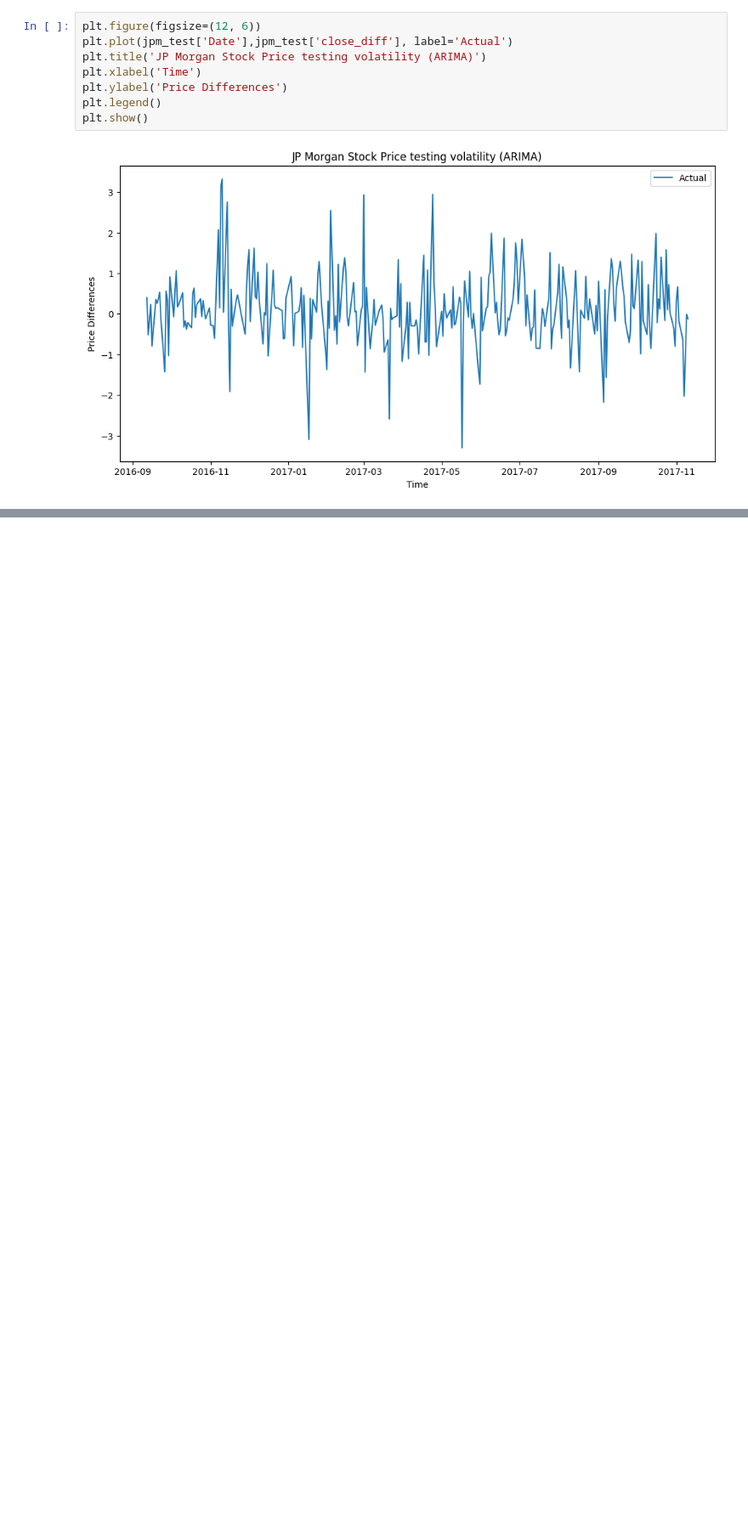
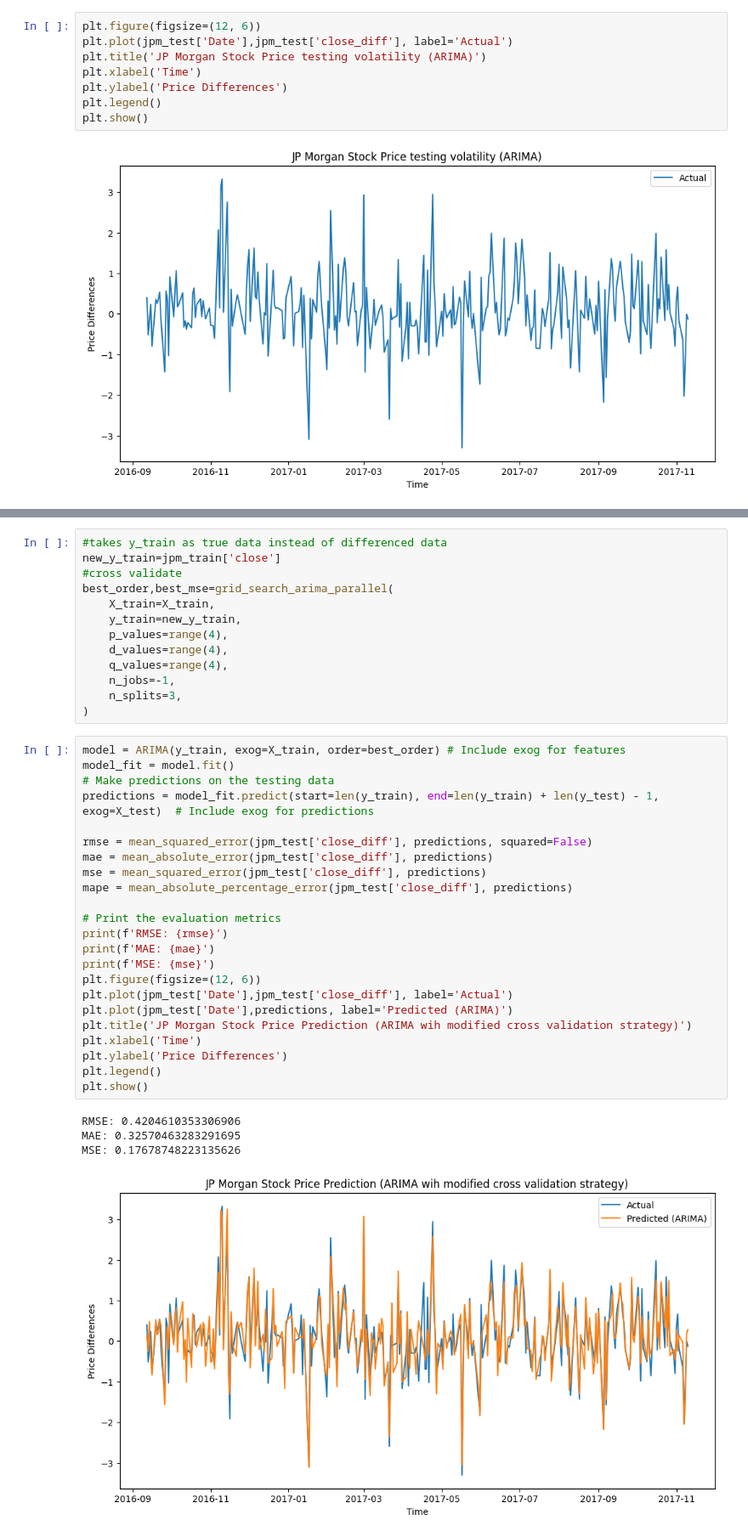
Before and after one commit to AdamChoong0095/NUS-Stock-Data, a Jupyter notebook: Stock_price_prediction.ipynb, the cells around one changed output, grey strips where cells are left out. Shown at 85% size. Saved outputs shown, nothing was run; the diff lists cells and outputs as text; blank space fills up the shorter version.

```diff
--- a/Stock_price_prediction.ipynb
+++ b/Stock_price_prediction.ipynb
@@ -722,0 +851,41 @@ plt.show()
+# %%
+#takes y_train as true data instead of differenced data
+new_y_train=jpm_train['close']
+#cross validate
+best_order,best_mse=grid_search_arima_parallel(
+    X_train=X_train,
+    y_train=new_y_train,
+    p_values=range(4),
+    d_values=range(4),
+    q_values=range(4),
+    n_jobs=-1,
+    n_splits=3,
+)
+# %%
+model = ARIMA(y_train, exog=X_train, order=best_order) # Include exog for features
+model_fit = model.fit()
+# Make predictions on the testing data
+predictions = model_fit.predict(start=len(y_train), end=len(y_train) + len(y_test) - 1, exog=X_test)  # Include exog for predictions
+
+rmse = mean_squared_error(jpm_test['close_diff'], predictions, squared=False)
+mae = mean_absolute_error(jpm_test['close_diff'], predictions)
+mse = mean_squared_error(jpm_test['close_diff'], predictions)
+mape = mean_absolute_percentage_error(jpm_test['close_diff'], predictions)
+
+# Print the evaluation metrics
+print(f'RMSE: {rmse}')
+print(f'MAE: {mae}')
+print(f'MSE: {mse}')
+plt.figure(figsize=(12, 6))
+plt.plot(jpm_test['Date'],jpm_test['close_diff'], label='Actual')
+plt.plot(jpm_test['Date'],predictions, label='Predicted (ARIMA)')
+plt.title('JP Morgan Stock Price Prediction (ARIMA wih modified cross validation strategy)')
+plt.xlabel('Time')
+plt.ylabel('Price Differences')
+plt.legend()
+plt.show()
+# %% [output]
+RMSE: 0.4204610353306906
+MAE: 0.32570463283291695
+MSE: 0.17678748223135626
+[figure, added]
```
Also changed, not shown: parts of 17 cells of this notebook.
